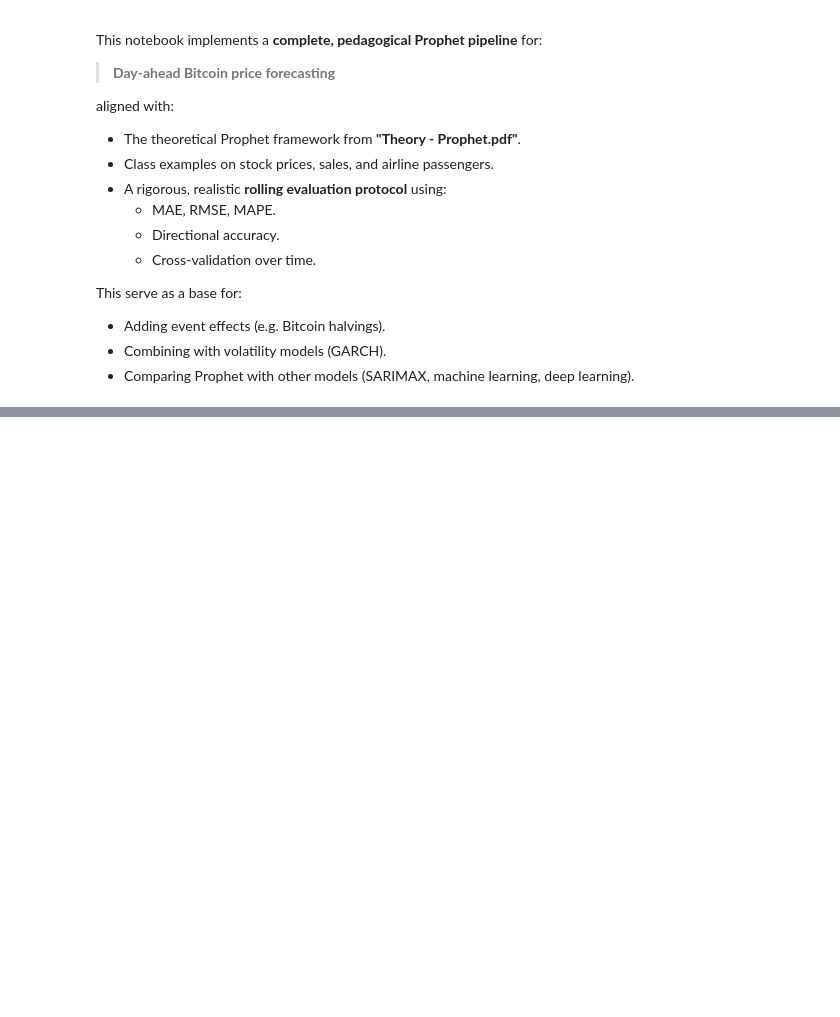
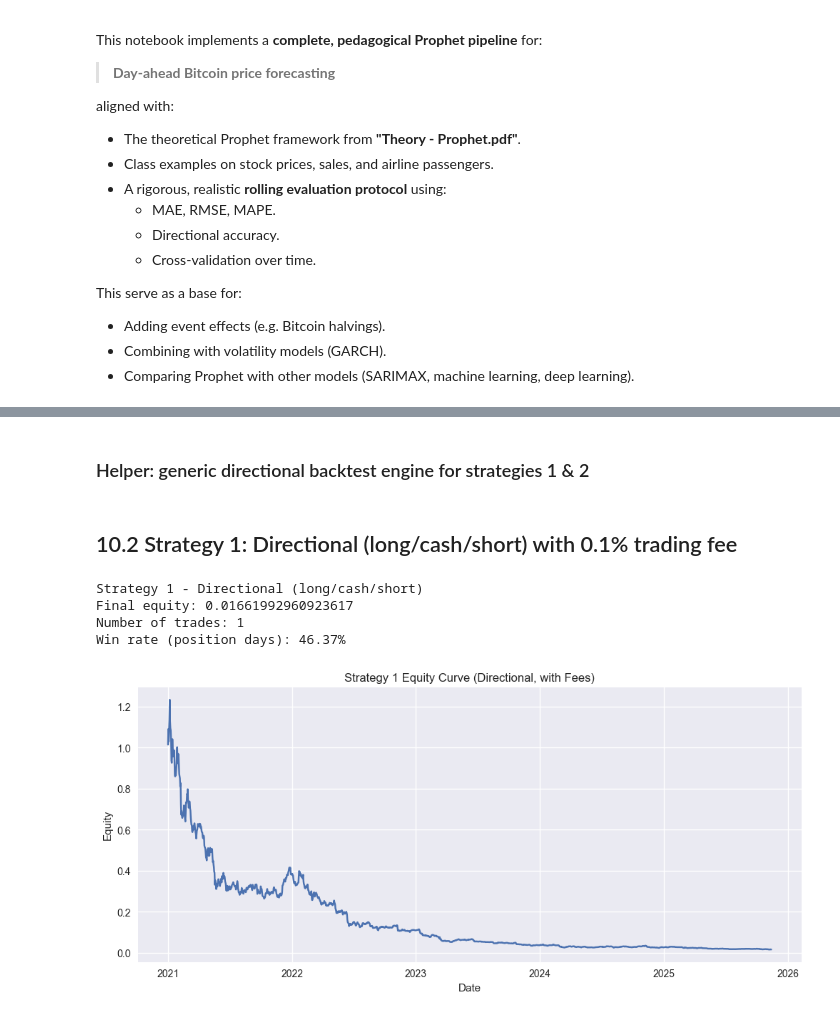
Before and after one commit to leojeulinmerville/Prophet_Project, a Jupyter notebook: Time_Series_Prophet_Project.ipynb, the cells around one changed output, grey strips where cells are left out. Drawn from its saved outputs; the diff is of its cells as text; code cells hidden in the pictures; blank space fills up the shorter version.

```diff
--- a/Time_Series_Prophet_Project.ipynb
+++ b/Time_Series_Prophet_Project.ipynb
@@ -1174,0 +1331,2 @@ This serve as a base for:
+# %% [markdown]
+### Helper: generic directional backtest engine for strategies 1 & 2
@@ -1174,0 +1426,26 @@ This serve as a base for:
+# %% [markdown]
+## 10.2 Strategy 1: Directional (long/cash/short) with 0.1% trading fee
+# %%
+fee_rate = 0.001  # 0.1% per trade
+
+results_s1 = run_directional_strategy(bt_df, fee_rate=fee_rate, threshold=0.0)
+
+print("Strategy 1 - Directional (long/cash/short)")
+print("Final equity:", results_s1["equity_curve"][-1])
+print("Number of trades:", results_s1["num_trades"])
+print("Win rate (position days): {:.2f}%".format(results_s1["win_rate"] * 100))
+
+# Plot equity curve
+plt.figure()
+plt.plot(bt_df["date_t_plus_1"], results_s1["equity_curve"][1:])  # align with daily steps
+plt.title("Strategy 1 Equity Curve (Directional, with Fees)")
+plt.xlabel("Date")
+plt.ylabel("Equity")
+plt.grid(True)
+plt.show()
+# %% [output]
+Strategy 1 - Directional (long/cash/short)
+Final equity: 0.01661992960923617
+Number of trades: 1
+Win rate (position days): 46.37%
+[figure, added]
```
Also changed, not shown: parts of 51 cells of this notebook, 1 other file.
